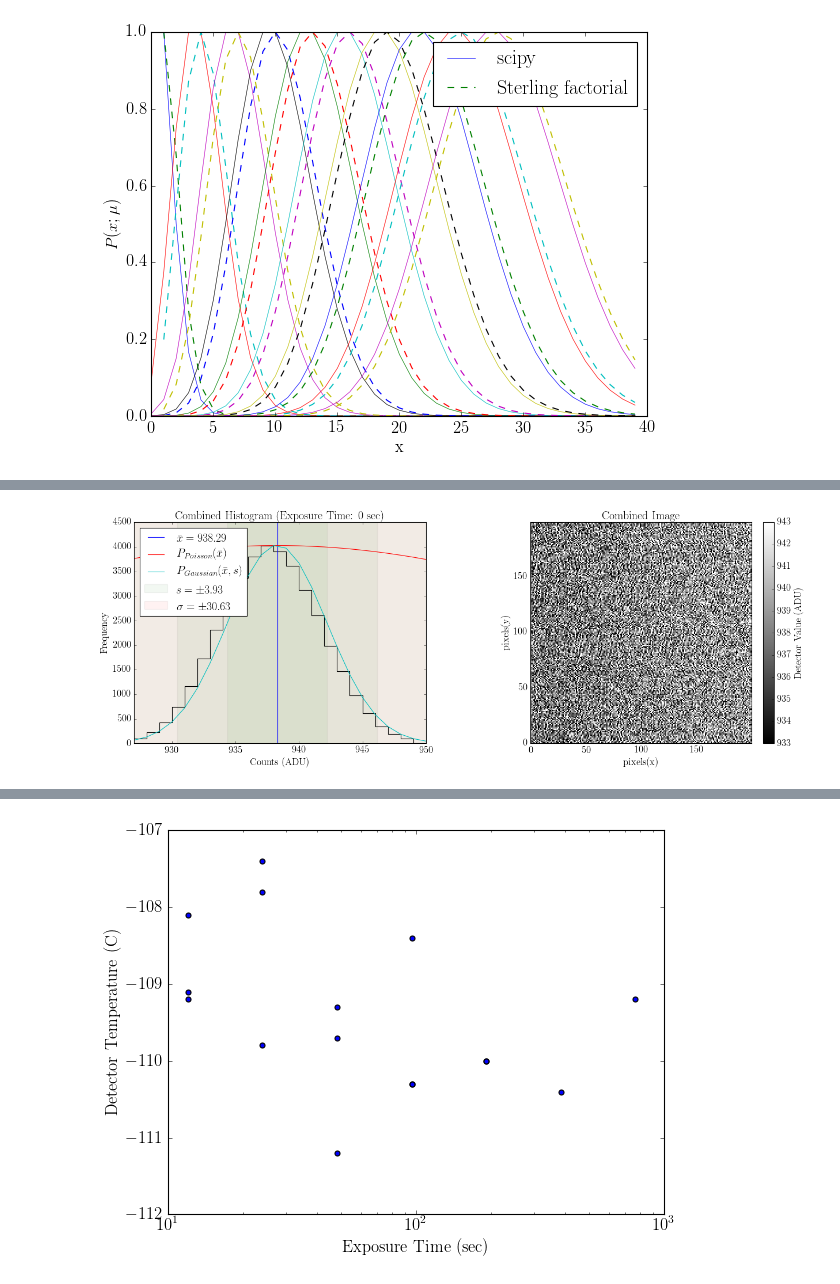
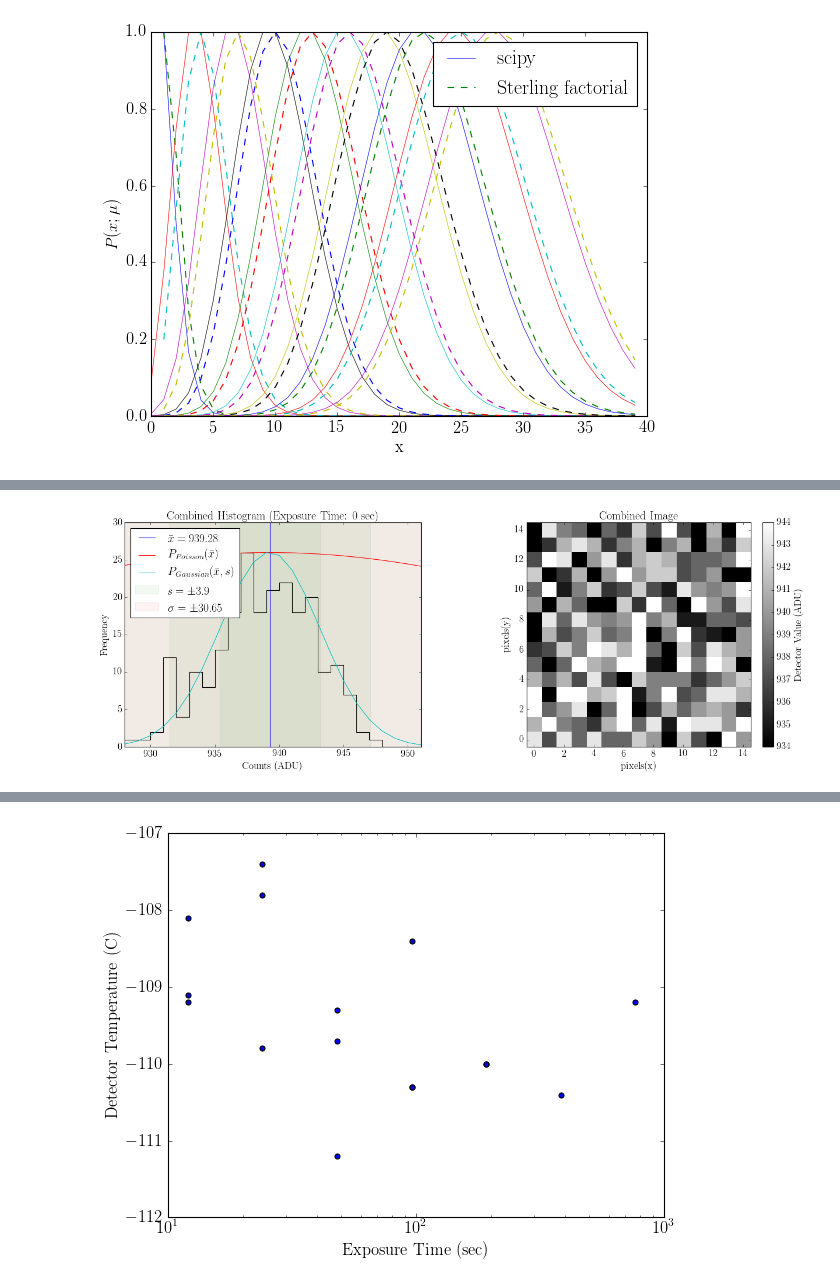
Before and after one commit to jbirky/photonCounting, a Jupyter notebook: analysis.ipynb, the cells around one changed output, grey strips where cells are left out. Saved outputs shown, nothing was run; the diff lists cells and outputs as text; code cells hidden in the pictures.

```diff
--- a/analysis.ipynb
+++ b/analysis.ipynb
@@ -58,14 +56,3 @@ plt.savefig('writeup/plots/poisson_comparisons.png')
 plt.show()
 # %% [output]
 [figure]
-# %%
-x = np.arange(0,4,.01)
-for mu in np.arange(0,3,.5):
-    pdist1 = poisson.pmf(x, mu)
-    pdist2 = poisson_approx(x, mu, method='sterling')
-#     plt.plot(x, pdist1)
-    plt.plot(x, pdist2, linestyle='dashed')
-plt.ylim(0,1)
-plt.xlabel('x')
-plt.ylabel(r'$P(x;\mu)$')
-plt.show()
@@ -105,7 +90,7 @@ def plotAll(array2D, **kwargs):
 
     avg = mean(arr)
     std = stdev(arr)
-    med = median(arr)
+    med = np.median(arr)
     Npix = len(arr)
 
     sigma = kwargs.get('sigma', 2)
@@ -183,17 +168,17 @@ def plotAll(array2D, **kwargs):
         plt.savefig(save_dir + 'exposure%s.png'%(exp))
     plt.show()
 # %%
-window = [(450,450), (200,200)]
+window = [(550,550), (15,15)]
 
-array3D = readData('data/exp0/')
-bias_2D = combineFrame(array3D)
+bias_3D = readData('data/exp0/')
+bias_2D = combineFrame(bias_3D)
 
 #cut data
 bias_2D_cut = Cutout2D(bias_2D, window[0], window[1]).data
 
 plotAll(bias_2D_cut, sigma=3, exp=0, save_dir='writeup/plots/')
 # %% [output]
-[figure, old version]
+[figure, new version]
 # %%
 try:
     files = natsorted(os.listdir('data/'))[1:]
```
Also changed, not shown: parts of 6 cells of this notebook.
